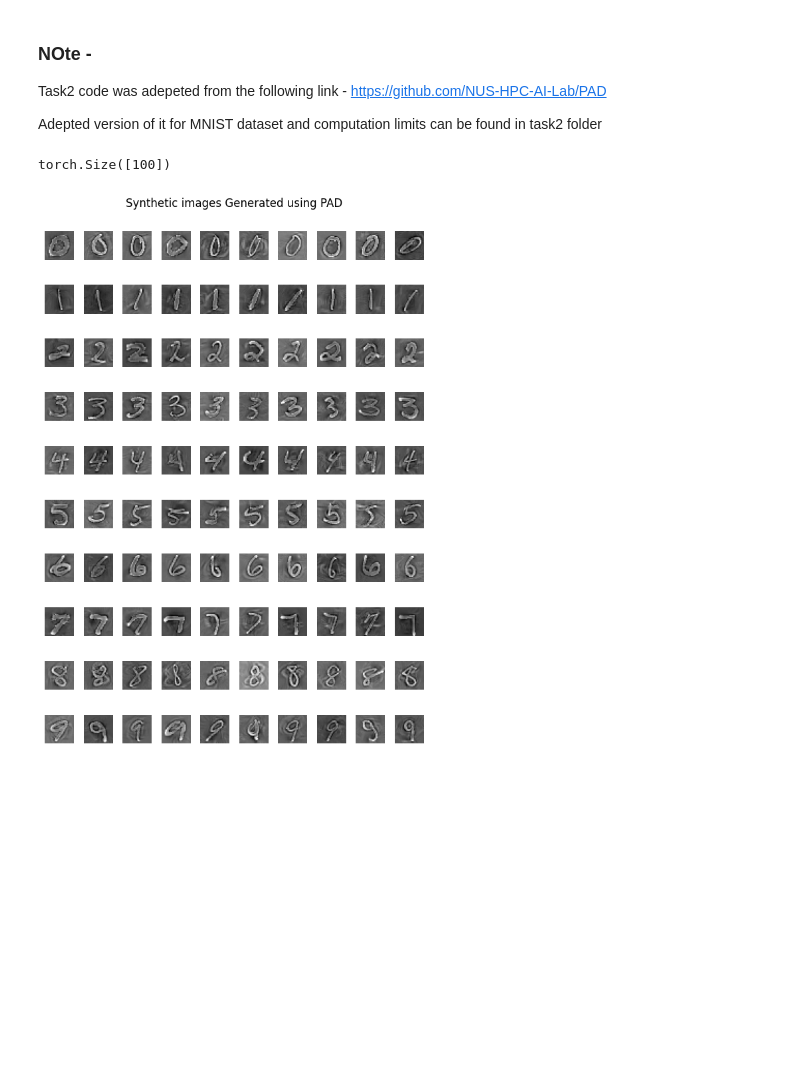
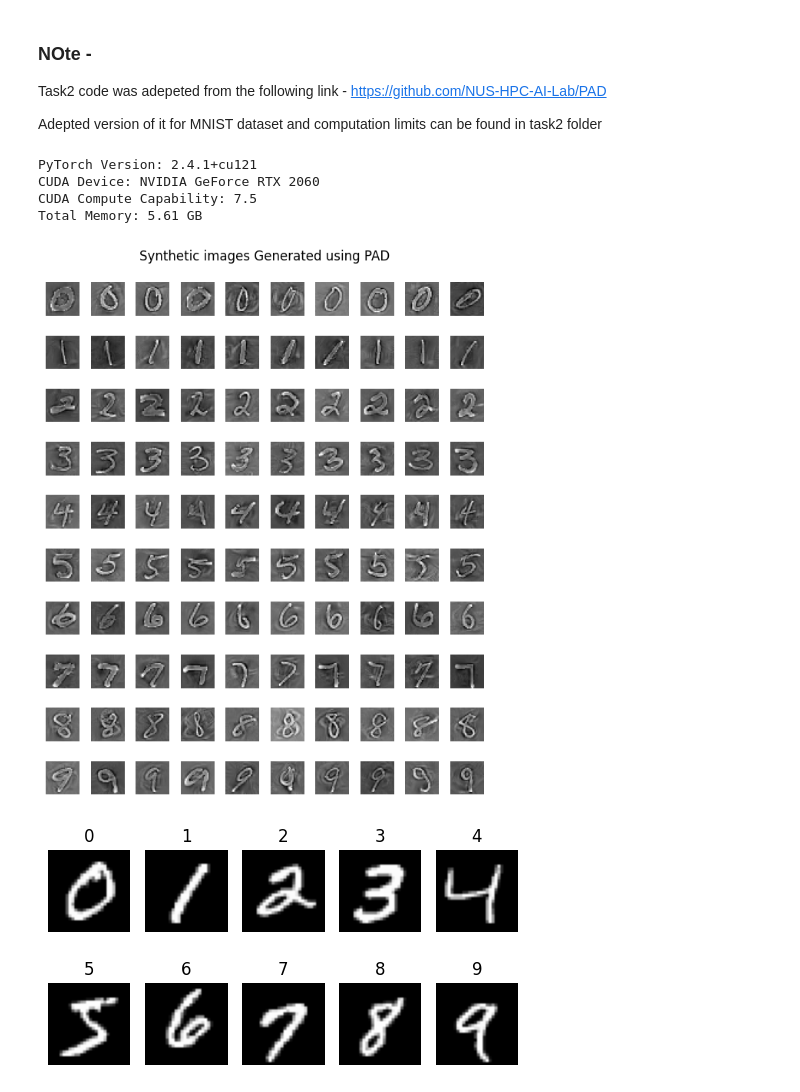
Before and after one commit to Swapnil949/ECE1512_2024F_ProjectRepo_SwapnilPatel, a Jupyter notebook: project_A/src/task2.ipynb, the cells around one changed output. Cells and saved outputs as stored; diff of their text form; code cells hidden in the pictures; blank space fills up the shorter version.

Commit message:
task2 report details added

```diff
--- a/project_A/src/task2.ipynb
+++ b/project_A/src/task2.ipynb
@@ -14,15 +14,38 @@ from torchvision.utils import save_image
 from thop import profile
 import sys
 from PIL import Image
+# hide warnings
+import warnings
+warnings.filterwarnings("ignore")
 
 figures_dir = '../report/figures/'
 
 from utils import TensorDataset
+
+print(f"PyTorch Version: {torch.__version__}")
+if torch.cuda.is_available():
+    device = torch.device("cuda")
+    device_name = torch.cuda.get_device_name(0)
+    properties = torch.cuda.get_device_properties(0)
+    compute_capability = f"{properties.major}.{properties.minor}"
+    total_memory = properties.total_memory / 1024**3
+
+    print(f"CUDA Device: {device_name}")
+    print(f"CUDA Compute Capability: {compute_capability}")
+    print(f"Total Memory: {total_memory:.2f} GB")
+else:
+    device = torch.device("cpu")
+    print("GPU is not available")
+# %% [output]
+PyTorch Version: 2.4.1+cu121
+CUDA Device: NVIDIA GeForce RTX 2060
+CUDA Compute Capability: 7.5
+Total Memory: 5.61 GB
 # %%
 def get_syn_dataset (syn_images, syn_labels):
     img = torch.load(syn_images)
     label = torch.load(syn_labels)
-    label.argmax(dim=1)
+    label = label.argmax(dim=1)
     # l
     syn_dataset = TensorDataset(img, label)
 
@@ -30,7 +53,7 @@ def get_syn_dataset (syn_images, syn_labels):
     num_classes = label.max().item() + 1
     im_size = (img.shape[2], img.shape[3])
 
-    dataloader = torch.utils.data.DataLoader(syn_dataset, batch_size=32, shuffle=True)
+    dataloader = torch.utils.data.DataLoader(syn_dataset, batch_size=10, shuffle=True)
     return syn_dataset, channel, num_classes, im_size, dataloader
 # %%
 syn_images = "./task2/PAD/distill/logged_files/MNIST/10/ConvNet/RANDOM/Normal/images_best.pt"
@@ -40,20 +62,45 @@ syn_dataset, channel, num_classes, im_size, dataloader = get_syn_dataset(syn_ima
-# %%
-# plot all synthetic images
-
-imgs = torch.load(syn_images)
-lbls = torch.load(syn_labels)
-
-# find index of highet label in that row
-lbls = lbls.argmax(dim=1)
-lbls.shape
-# %% [output]
-torch.Size([100])
 # %%
+imgs = torch.load(syn_images)
+lbls = torch.load(syn_labels)
+
+# find index of highet label in that row
+lbls = lbls.argmax(dim=1)
+
 fig, axes = plt.subplots(10, 10, figsize=(6, 1.5*5))
 for i, ax in enumerate(axes.flat):
     ax.imshow(imgs[i].cpu().numpy().squeeze(), cmap="gray")
     ax.axis('off')
 plt.suptitle("Synthetic images Generated using PAD")
 plt.tight_layout()
+plt.savefig(figures_dir + "synthetic_images_task2.png")
 # %% [output]
-[figure, old version]
+[figure, new version]
+# %%
+from utils import get_dataset
+# load MNIST dataset from utils
+(
+    channel,
+    im_size,
+    num_classes,
+    class_names,
+    mean,
+    std,
+    train_MNIST_dataset,
+    test_MNIST_dataset,
+    test_MNIST_dataloader,
+    train_MNIST_dataloader,
+) = get_dataset("MNIST", "../datasets")
+
+# visualize 10 classes of MNIST (2 by 5)
+fig, axes = plt.subplots(2, 5, figsize=(5, 3))
+for i, ax in enumerate(axes.flat):
+    ax.imshow(
+        train_MNIST_dataset.data[train_MNIST_dataset.targets == i][0], cmap="gray"
+    )
+    ax.set_title(f"{i}")
+    ax.axis("off")
+plt.tight_layout()
+plt.show()
+#plt.savefig(figures_dir + "MNIST_dataset.png", dpi=300)
+# %% [output]
+[figure, added]
```
Also changed, not shown: parts of 9 cells of this notebook, 7 other files.
